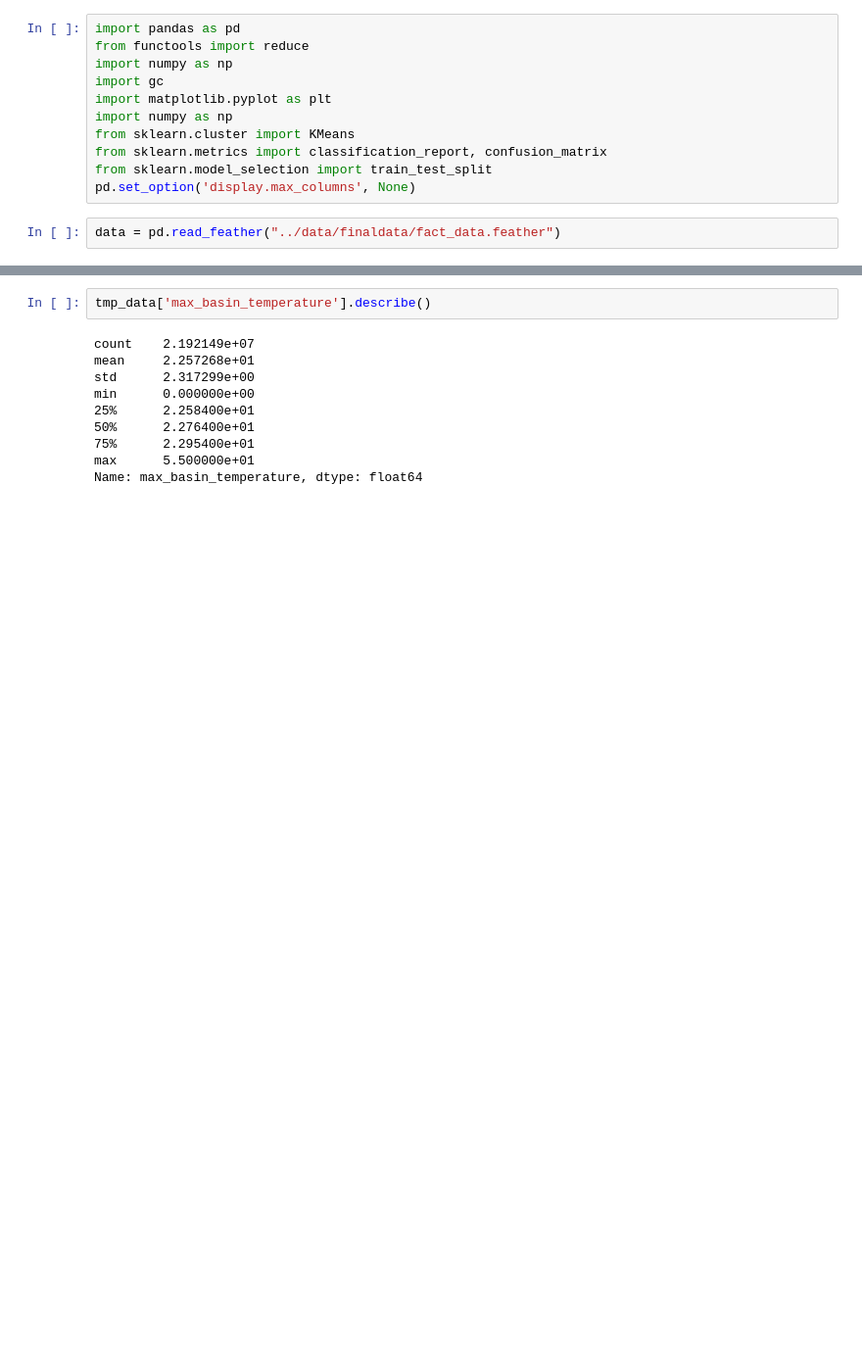
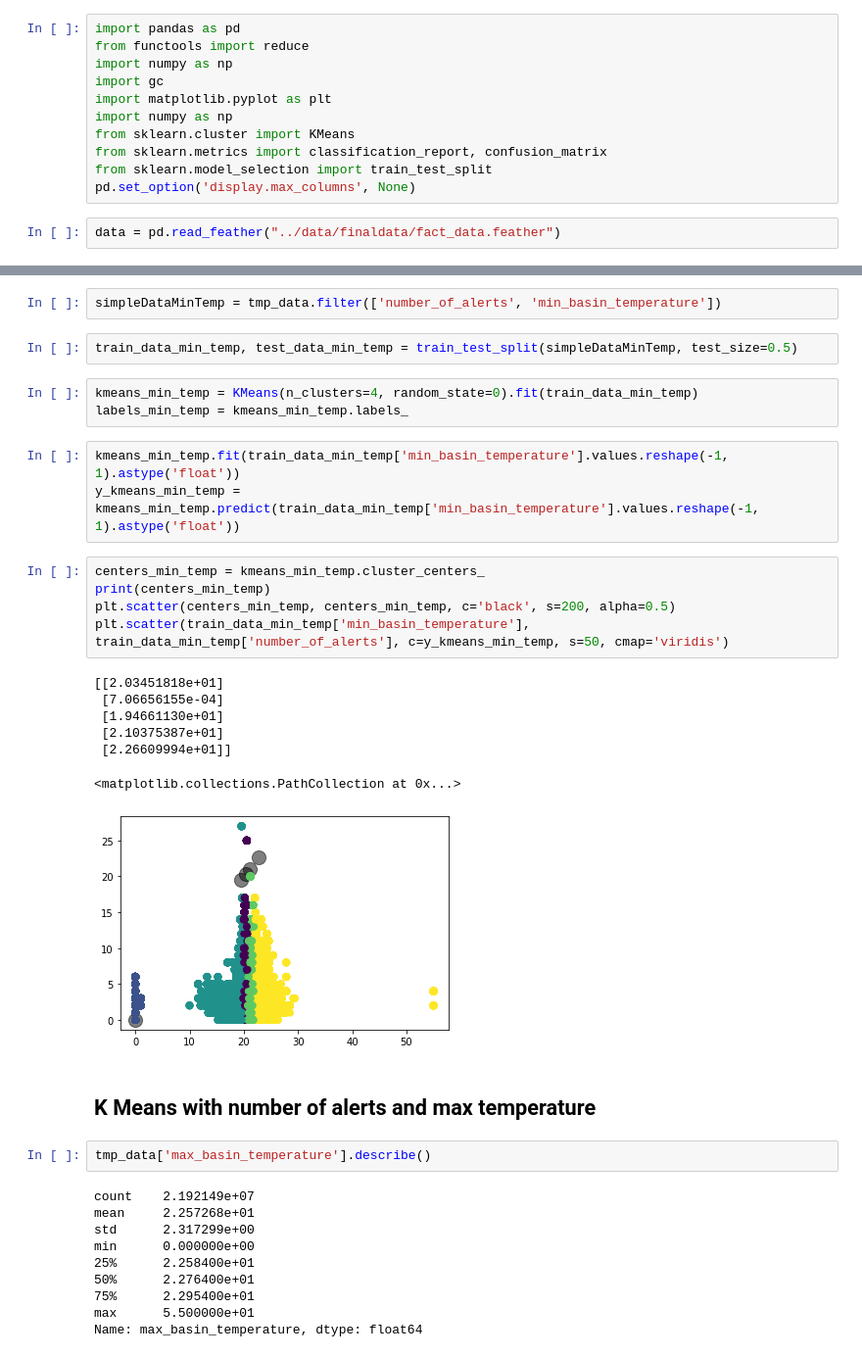
Before and after one commit to ErikPohle/CSCI-4308-TerumoBCT, a Jupyter notebook: notebooks/sk_k-means.ipynb, the cells around one changed output, grey strips where cells are left out. Shown at 98% size. Saved outputs shown, nothing was run; the diff lists cells and outputs as text; blank space fills up the shorter version.

```diff
--- a/notebooks/sk_k-means.ipynb
+++ b/notebooks/sk_k-means.ipynb
@@ -49,3 +90,28 @@ Name: start_basin_temperature, dtype: float64
+# %%
+simpleDataMinTemp = tmp_data.filter(['number_of_alerts', 'min_basin_temperature'])
+# %%
+train_data_min_temp, test_data_min_temp = train_test_split(simpleDataMinTemp, test_size=0.5)
+# %%
+kmeans_min_temp = KMeans(n_clusters=4, random_state=0).fit(train_data_min_temp)
+labels_min_temp = kmeans_min_temp.labels_
+# %%
+kmeans_min_temp.fit(train_data_min_temp['min_basin_temperature'].values.reshape(-1, 1).astype('float'))
+y_kmeans_min_temp = kmeans_min_temp.predict(train_data_min_temp['min_basin_temperature'].values.reshape(-1, 1).astype('float'))
+# %%
+centers_min_temp = kmeans_min_temp.cluster_centers_
+print(centers_min_temp)
+plt.scatter(centers_min_temp, centers_min_temp, c='black', s=200, alpha=0.5)
+plt.scatter(train_data_min_temp['min_basin_temperature'], train_data_min_temp['number_of_alerts'], c=y_kmeans_min_temp, s=50, cmap='viridis')
+# %% [output]
+[[2.03451818e+01]
+ [7.06656155e-04]
+ [1.94661130e+01]
+ [2.10375387e+01]
+ [2.26609994e+01]]
+<matplotlib.collections.PathCollection at 0x...>
+[figure, added]
+# %% [markdown]
+## K Means with number of alerts and max temperature
 # %%
 tmp_data['max_basin_temperature'].describe()
 # %% [output]
```
Also changed, not shown: parts of 42 cells of this notebook.
